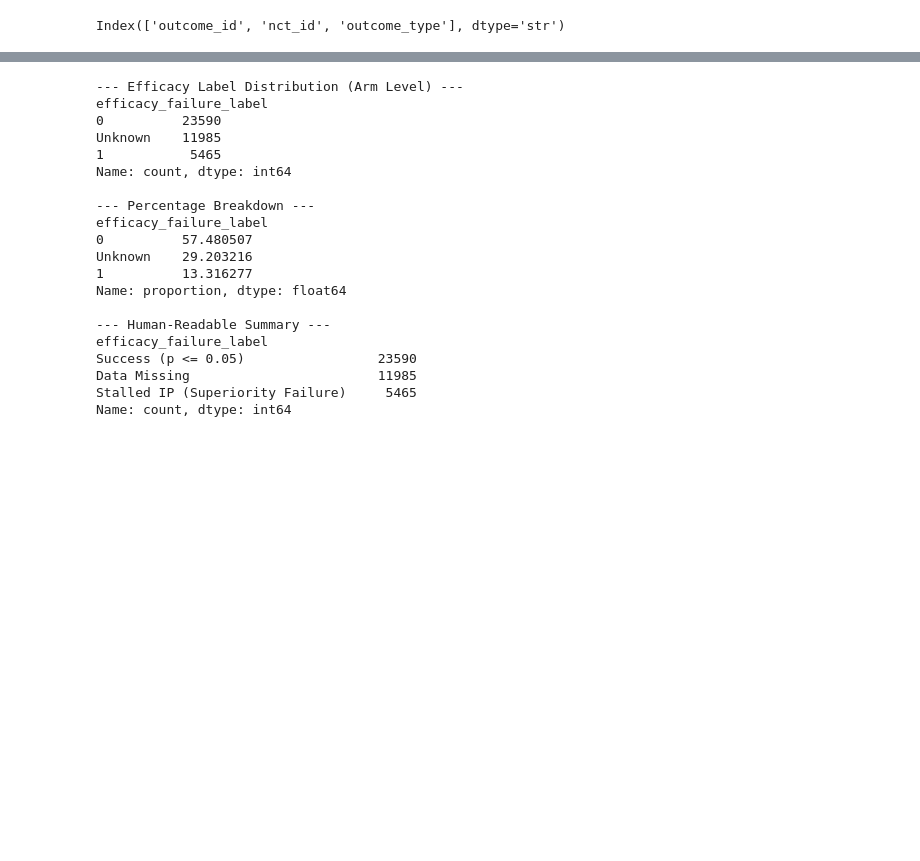
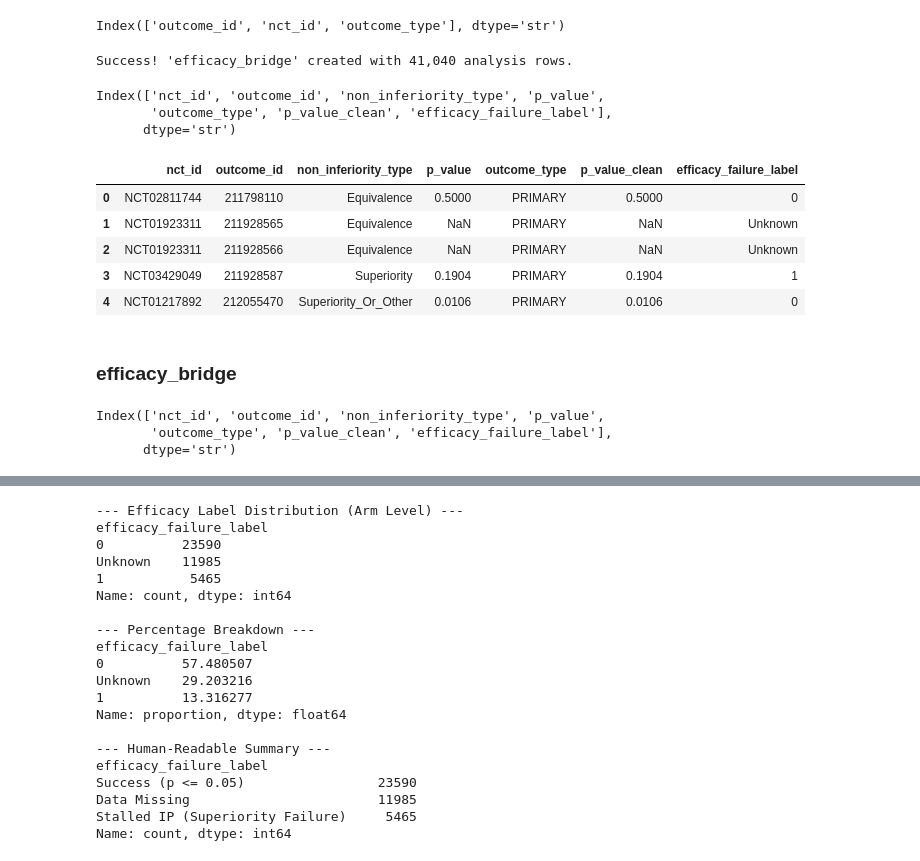
Before and after one commit to JasonCiemielewski/SVEF-Drug-Rescue, a Jupyter notebook: notebooks/model_creation.ipynb, the cells around one changed output, grey strips where cells are left out. Saved outputs shown, nothing was run; the diff lists cells and outputs as text; code cells hidden in the pictures; blank space fills up the shorter version.

```diff
--- a/notebooks/model_creation.ipynb
+++ b/notebooks/model_creation.ipynb
@@ -703,6 +695,18 @@ for chunk in pd.read_csv(os.path.join(RAW_DIR, 'outcome_analyses.txt'),
         p_val_chunks.append(filtered_chunk)
 
 raw_p_values_df = pd.concat(p_val_chunks)
+# %%
+#We join the p-values to the outcome type using the outcome_id
+efficacy_bridge = pd.merge(
+    raw_p_values_df,
+    primary_outcomes_df[['nct_id', 'outcome_id', 'outcome_type']],
+    on=['nct_id', 'outcome_id'],
+    how='inner'
+)
+
+print(f"Success! 'efficacy_bridge' created with {len(efficacy_bridge):,} analysis rows.")
+# %% [output]
+Success! 'efficacy_bridge' created with 41,040 analysis rows.
 # %%
 # Join to Primary Outcomes (using your existing primary_outcomes_df)
 # 1. Clean the p-values by forcing the column to string type first
@@ -737,3 +741,18 @@ def label_failure(row):
     return 0
 
 efficacy_bridge['efficacy_failure_label'] = efficacy_bridge.apply(label_failure, axis=1)
+# %%
+efficacy_bridge.columns
+# %% [output]
+Index(['nct_id', 'outcome_id', 'non_inferiority_type', 'p_value',
+       'outcome_type', 'p_value_clean', 'efficacy_failure_label'],
+      dtype='str')
+# %%
+efficacy_bridge.head()
+# %% [output]
+|  | nct_id | outcome_id | non_inferiority_type | p_value | outcome_type | p_value_clean | efficacy_failure_label |
+| 0 | NCT02811744 | 211798110 | Equivalence | 0.5000 | PRIMARY | 0.5000 | 0 |
+| 1 | NCT01923311 | 211928565 | Equivalence | NaN | PRIMARY | NaN | Unknown |
+| 2 | NCT01923311 | 211928566 | Equivalence | NaN | PRIMARY | NaN | Unknown |
+| 3 | NCT03429049 | 211928587 | Superiority | 0.1904 | PRIMARY | 0.1904 | 1 |
+| 4 | NCT01217892 | 212055470 | Superiority_Or_Other | 0.0106 | PRIMARY | 0.0106 | 0 |
@@ -739,0 +762,8 @@ efficacy_bridge['efficacy_failure_label'] = efficacy_bridge.apply(label_failure,
+# %% [markdown]
+### **efficacy_bridge**
+# %%
+efficacy_bridge.columns
+# %% [output]
+Index(['nct_id', 'outcome_id', 'non_inferiority_type', 'p_value',
+       'outcome_type', 'p_value_clean', 'efficacy_failure_label'],
+      dtype='str')
```
Also changed, not shown: parts of 26 cells of this notebook.
